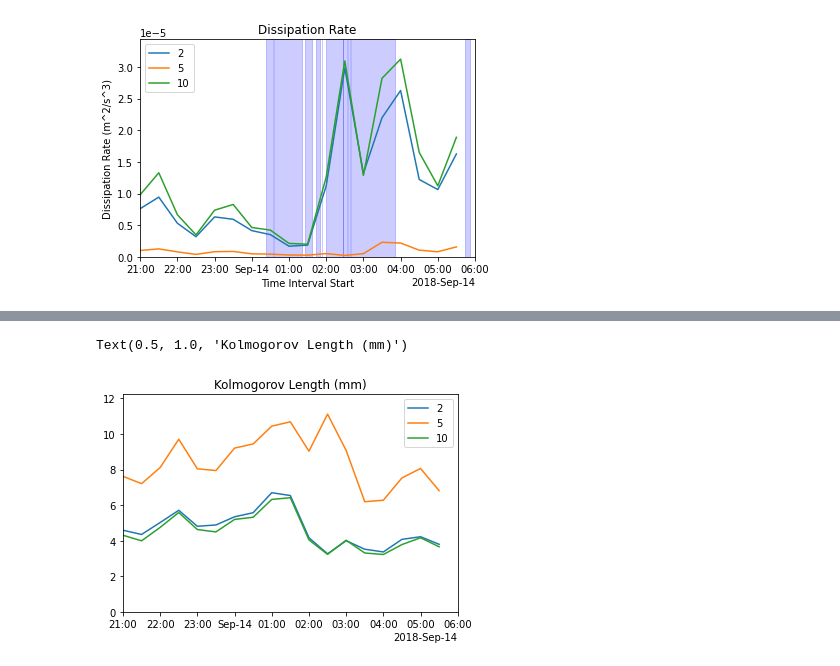
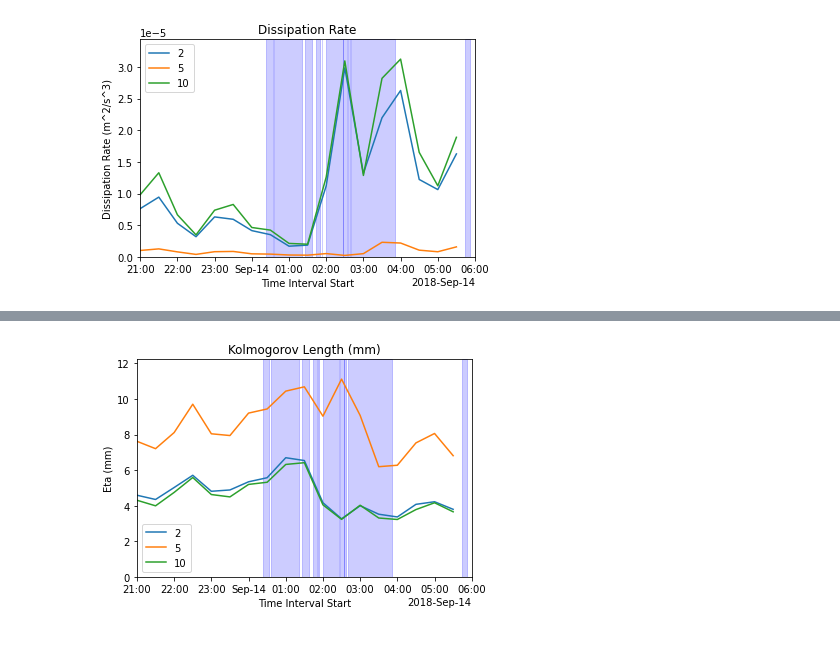
Before and after one commit to adair-kovac/tubulence-CFOG-7710, a Jupyter notebook: notebooks/Dissipation Events.ipynb, the cells around one changed output, grey strips where cells are left out. Cells and saved outputs as stored; diff of their text form; code cells hidden in the pictures.

Commit message:
Updating all Q1 plots to show fog events.

```diff
--- a/notebooks/Dissipation Events.ipynb
+++ b/notebooks/Dissipation Events.ipynb
@@ -224,6 +224,8 @@ etas = dict()
 for level in levels:
     etas[level] = calculate_kolmogorov_length(dissipation_rates[level])
 # %%
+plt.close()
+fig, ax = plt.subplots()
 for level, data in etas.items():
     data = data[(data["time"] >= pd.Timestamp('2018-09-13 21:00:00')) &
                 (data["time"] <= pd.Timestamp('2018-09-14 06:00:00'))]
@@ -237,7 +239,12 @@ ax.set_xlabel("Time Interval Start")
 ax.set_ylabel("Eta (mm)")
 plt.xlim(pd.Timestamp('2018-09-13 21:00:00'), pd.Timestamp('2018-09-14 06:00:00'))
 plt.ylim(0, y_max*1000)
+for line1, line2 in zip(formation, dissipation):
+    print(line1, line2)
+    ax.axvspan(line1, line2, alpha=0.2, color='blue')
 ax.xaxis.set_major_formatter(mdates.ConciseDateFormatter(mdates.HourLocator(interval=3)))
 plt.title("Kolmogorov Length (mm)")
+
+plt.savefig("kolmogorov.png")
 # %% [output]
 0.012230958336611907
@@ -244,2 +262 @@ plt.title("Kolmogorov Length (mm)")
-Text(0.5, 1.0, 'Kolmogorov Length (mm)')
-[figure, old version]
+[figure, new version]
```
Also changed, not shown: parts of 2 cells of this notebook, 3 other files.
